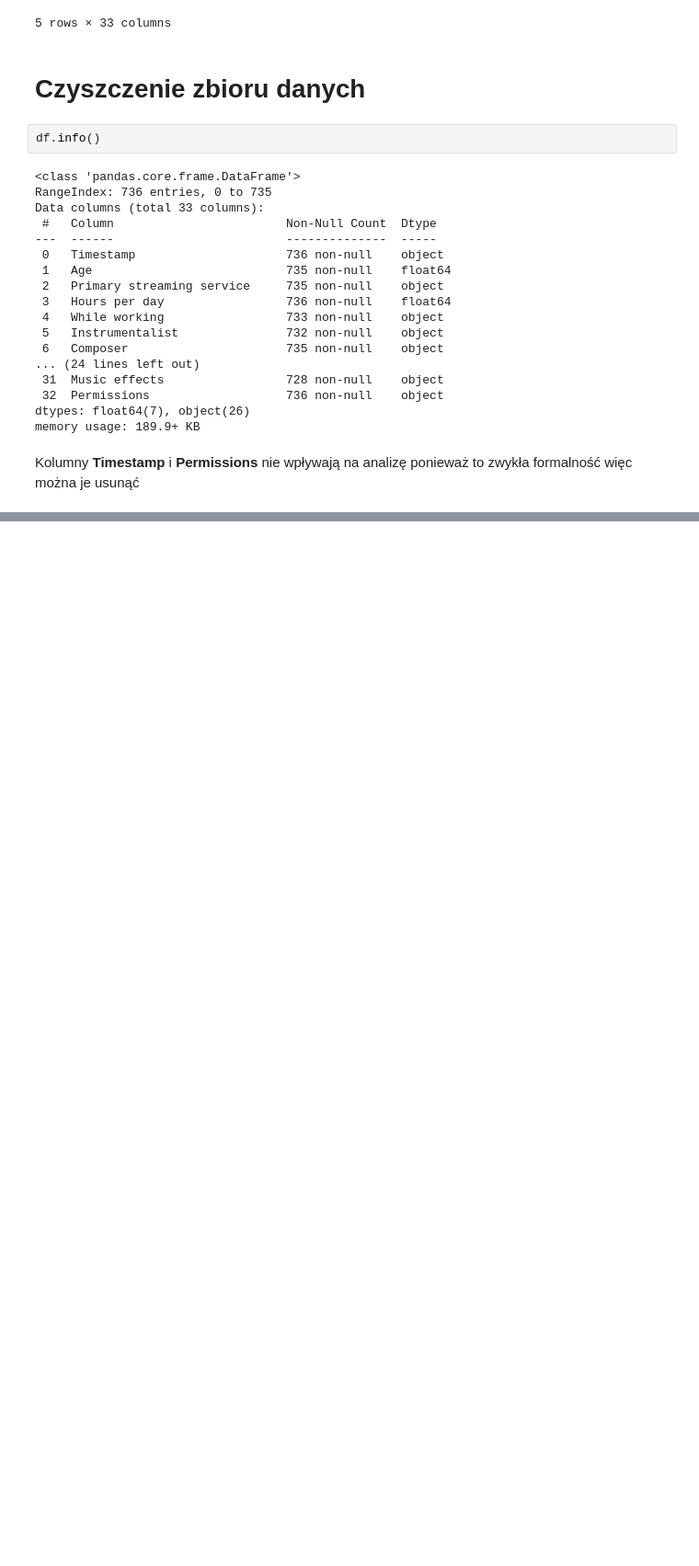
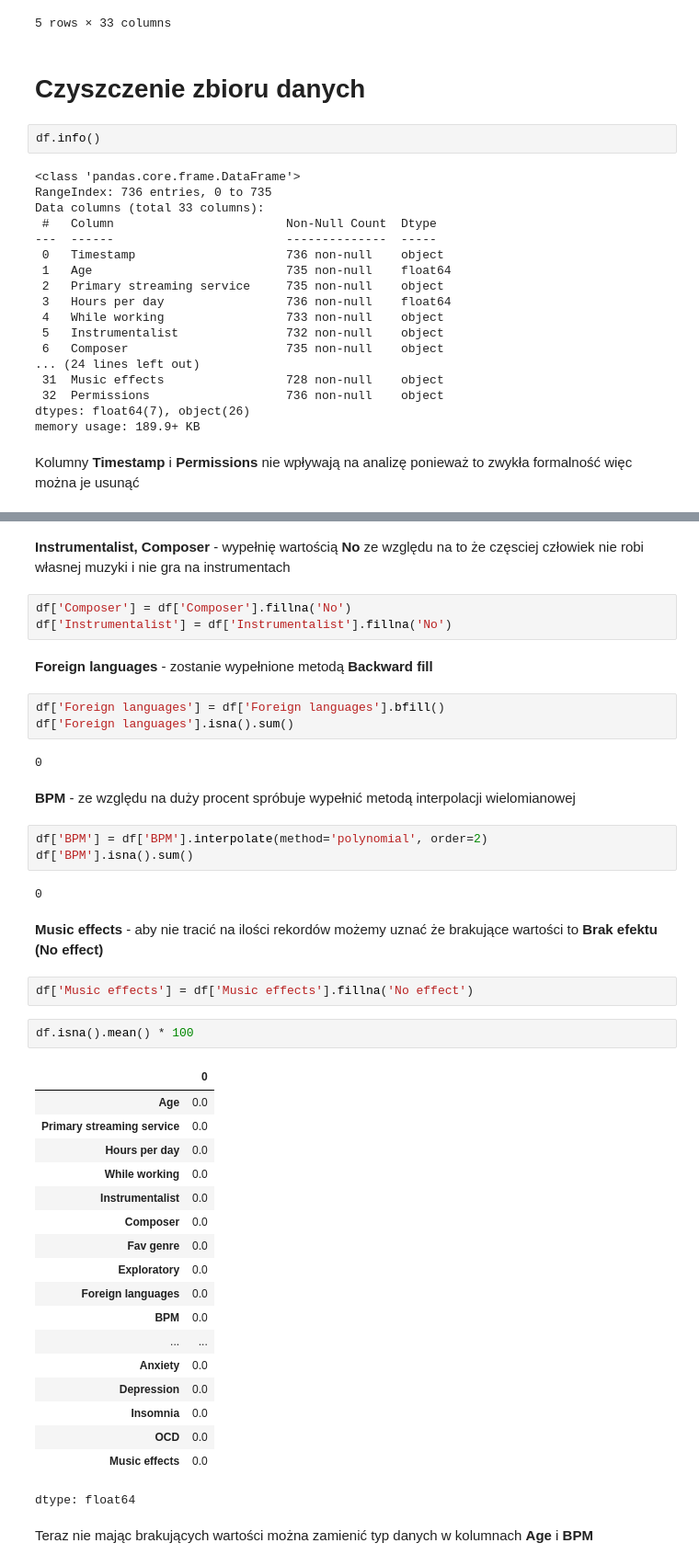
Before and after one commit to bderdz/music_mental_health, a Jupyter notebook: music_mental_health.ipynb, the cells around one changed output, grey strips where cells are left out. Shown at 92% size. Saved outputs shown, nothing was run; the diff lists cells and outputs as text; blank space fills up the shorter version.

```diff
--- a/music_mental_health.ipynb
+++ b/music_mental_health.ipynb
@@ -54,0 +168,46 @@ Kolumny **Timestamp** i **Permissions** nie wpływają na analizę ponieważ to
+# %% [markdown]
+**Instrumentalist, Composer** - wypełnię wartością **No** ze względu na to że częsciej człowiek nie robi własnej muzyki i nie gra na instrumentach
+# %%
+df['Composer'] = df['Composer'].fillna('No')
+df['Instrumentalist'] = df['Instrumentalist'].fillna('No')
+# %% [markdown]
+**Foreign languages** - zostanie wypełnione metodą **Backward fill**
+# %%
+df['Foreign languages'] = df['Foreign languages'].bfill()
+df['Foreign languages'].isna().sum()
+# %% [output]
+0
+# %% [markdown]
+**BPM** - ze względu na duży procent spróbuje wypełnić metodą interpolacji wielomianowej
+# %%
+df['BPM'] = df['BPM'].interpolate(method='polynomial', order=2)
+df['BPM'].isna().sum()
+# %% [output]
+0
+# %% [markdown]
+**Music effects** - aby nie tracić na ilości rekordów możemy uznać że brakujące wartości to **Brak efektu (No effect)**
+# %%
+df['Music effects'] = df['Music effects'].fillna('No effect')
+# %%
+df.isna().mean() * 100
+# %% [output]
+|  | 0 |
+| Age | 0.0 |
+| Primary streaming service | 0.0 |
+| Hours per day | 0.0 |
+| While working | 0.0 |
+| Instrumentalist | 0.0 |
+| Composer | 0.0 |
+| Fav genre | 0.0 |
+| Exploratory | 0.0 |
+| Foreign languages | 0.0 |
+| BPM | 0.0 |
+| ... | ... |
+| Anxiety | 0.0 |
+| Depression | 0.0 |
+| Insomnia | 0.0 |
+| OCD | 0.0 |
+| Music effects | 0.0 |
+dtype: float64
+# %% [markdown]
+Teraz nie mając brakujących wartości można zamienić typ danych w kolumnach **Age** i **BPM**
```
Also changed, not shown: parts of 33 cells of this notebook.
